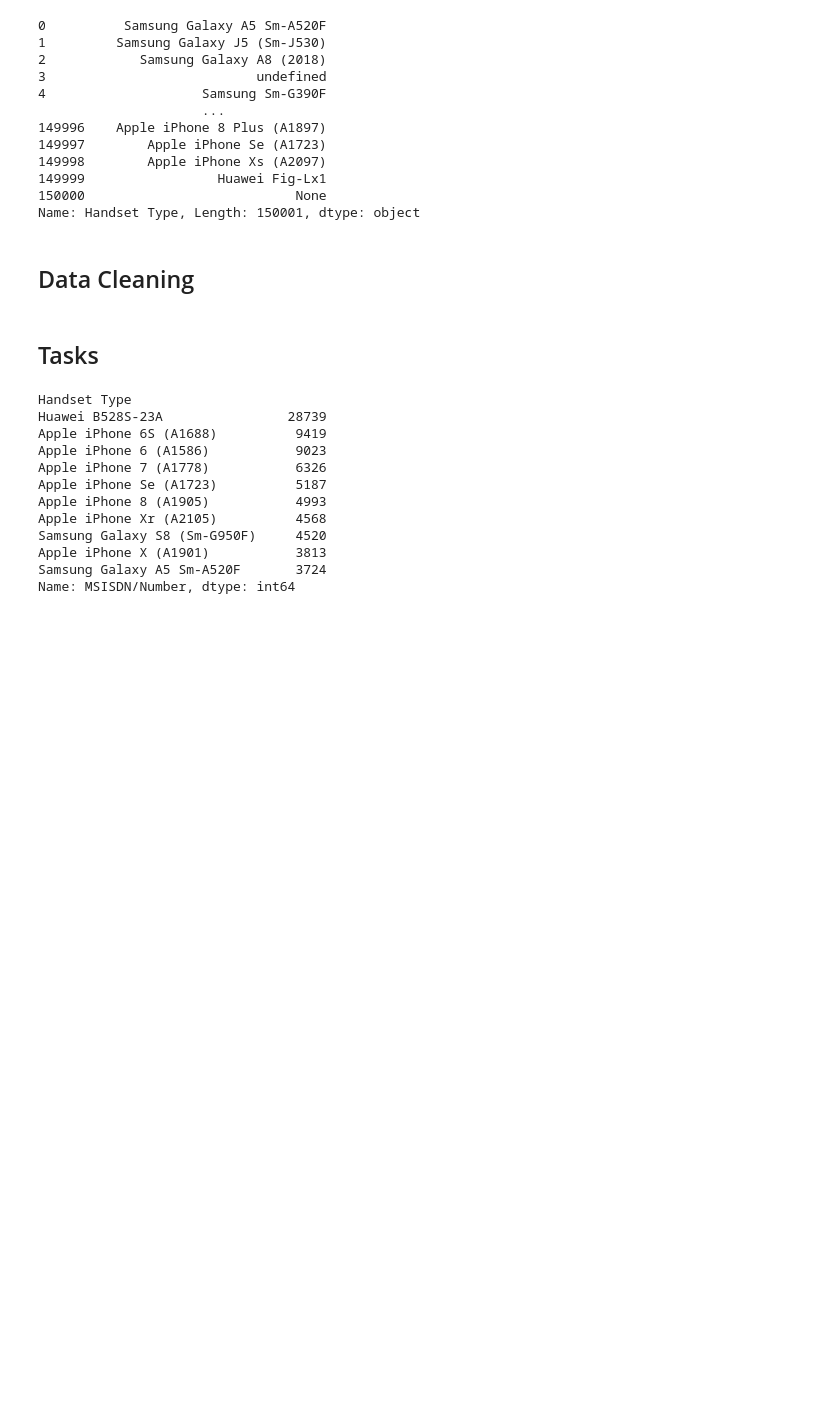
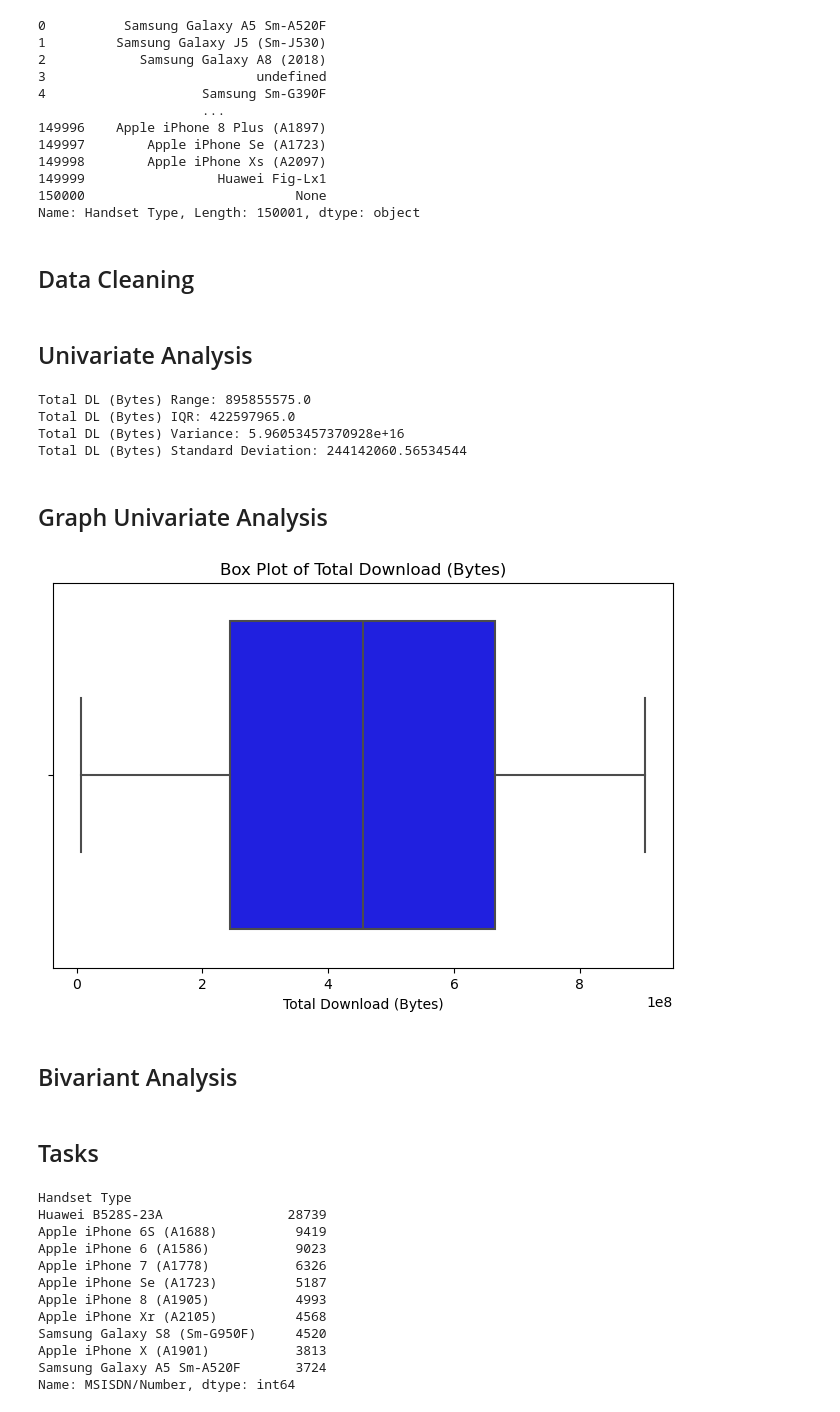
Before and after one commit to mickiyas123/10xac-week1, a Jupyter notebook: notebooks/read_database.ipynb, the cells around one changed output. Saved outputs shown, nothing was run; the diff lists cells and outputs as text; code cells hidden in the pictures; blank space fills up the shorter version.

Commit message:
feat: implement univariant analysis

```diff
--- a/notebooks/read_database.ipynb
+++ b/notebooks/read_database.ipynb
@@ -149,3 +164,36 @@ for column_name in numeric_columns:
 undefined_rows  = df[df['Handset Type'] == 'undefined']
 handest_type_mode = df['Handset Type'].mode()[0]
 df.loc[undefined_rows .index, 'Handset Type'] = handest_type_mode
+# %% [markdown]
+## Univariate Analysis
+# %%
+# This is a univariant analaysis for Total Dl in bytes
+data_range = df["Total DL (Bytes)"].max() - df["Total DL (Bytes)"].min()
+q1 = df["Total DL (Bytes)"].quantile(0.25)
+q3 = df["Total DL (Bytes)"].quantile(0.75)
+variance = df["Total DL (Bytes)"].var()
+std_deviation = df["Total DL (Bytes)"].std()
+iqr = q3 - q1
+print(f"{column_name} Range: {data_range}")
+print(f"{column_name} IQR: {iqr}")
+print(f"{column_name} Variance: {variance}")
+print(f"{column_name} Standard Deviation: {std_deviation}")
+# %% [output]
+Total DL (Bytes) Range: 895855575.0
+Total DL (Bytes) IQR: 422597965.0
+Total DL (Bytes) Variance: 5.96053457370928e+16
+Total DL (Bytes) Standard Deviation: 244142060.56534544
+# %% [markdown]
+## Graph Univariate Analysis
+# %%
+# Histogram
+# Box plot
+plt.figure(figsize=(8, 5))
+sns.boxplot(x=df["Total DL (Bytes)"], color='blue')
+plt.title("Box Plot of Total Download (Bytes)")
+plt.xlabel("Total Download (Bytes)")
+plt.show()
+# %% [output]
+[figure, added]
+# %% [markdown]
+## Bivariant Analysis
```
Also changed, not shown: parts of 4 cells of this notebook.
